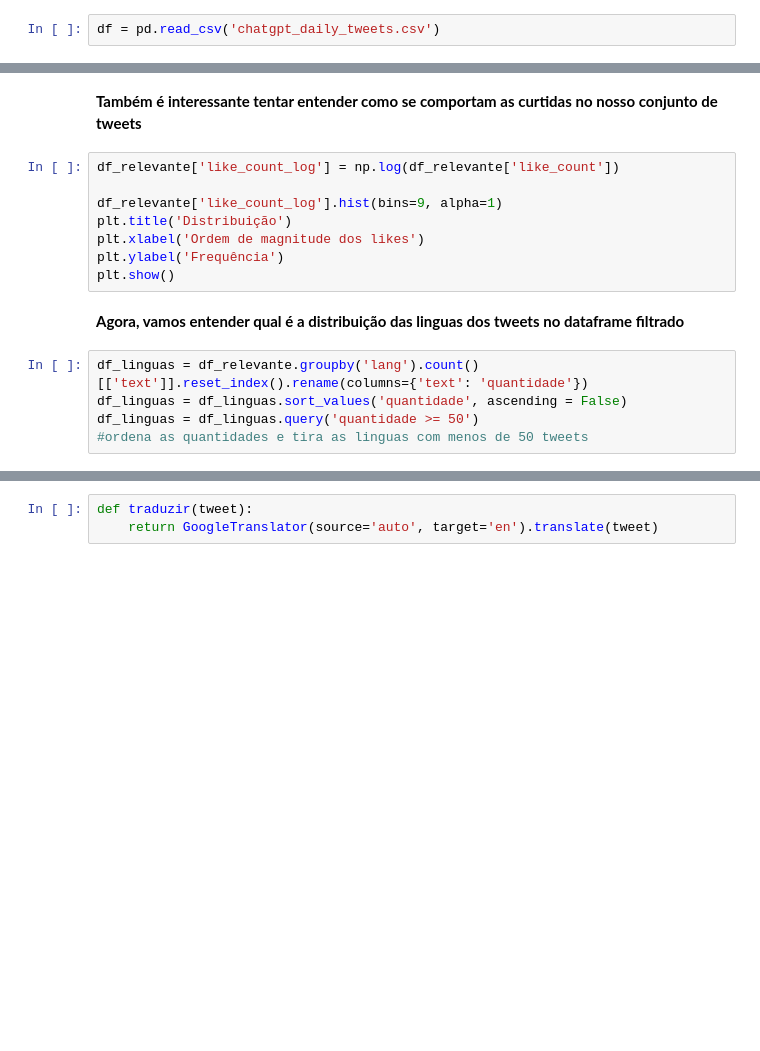
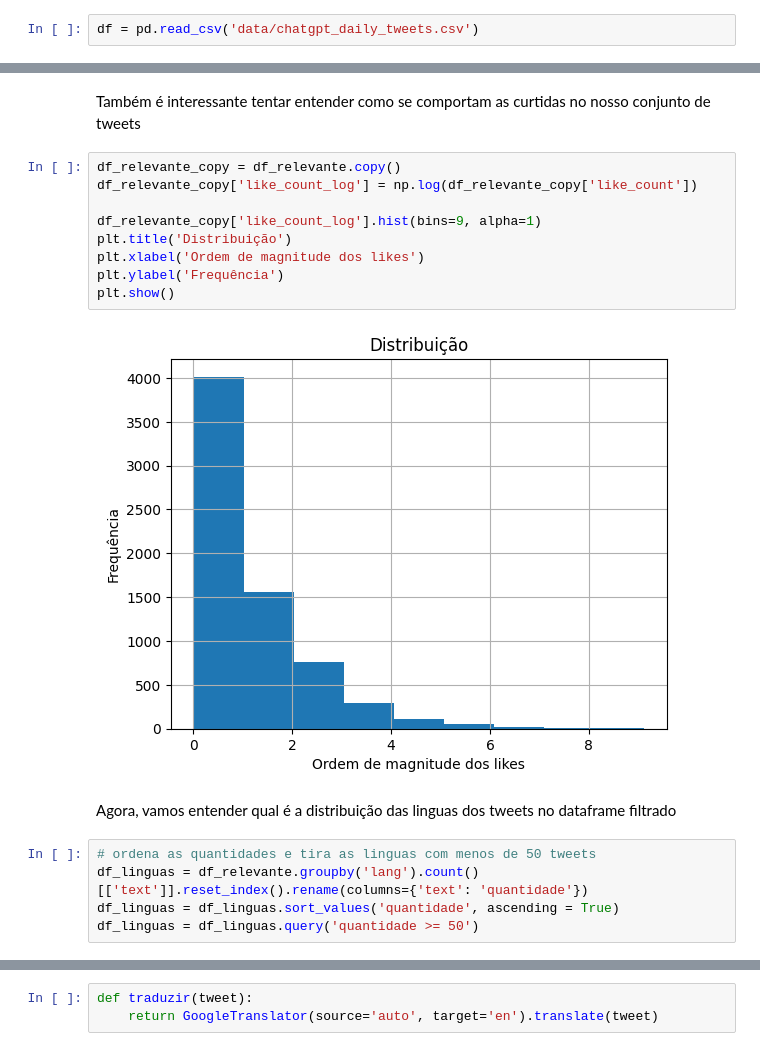
Before and after one commit to lorenzo-cm/tpICD, a Jupyter notebook: analiseInicial.ipynb, the cells around one changed output, grey strips where cells are left out. Saved outputs shown, nothing was run; the diff lists cells and outputs as text; blank space fills up the shorter version.

```diff
--- a/analiseInicial.ipynb
+++ b/analiseInicial.ipynb
@@ -9,4 +22,4 @@ from vaderSentiment.vaderSentiment import SentimentIntensityAnalyzer
 # %%
-df = pd.read_csv('chatgpt_daily_tweets.csv')
+df = pd.read_csv('data/chatgpt_daily_tweets.csv')
 # %%
 df.head()
@@ -35,18 +79,21 @@ print(df.iloc[-1]['tweet_created'])
 # %% [markdown]
-**Também é interessante tentar entender como se comportam as curtidas no nosso conjunto de tweets**
+Também é interessante tentar entender como se comportam as curtidas no nosso conjunto de tweets
 # %%
-df_relevante['like_count_log'] = np.log(df_relevante['like_count'])
+df_relevante_copy = df_relevante.copy()
+df_relevante_copy['like_count_log'] = np.log(df_relevante_copy['like_count'])
 
-df_relevante['like_count_log'].hist(bins=9, alpha=1)
+df_relevante_copy['like_count_log'].hist(bins=9, alpha=1)
 plt.title('Distribuição')
 plt.xlabel('Ordem de magnitude dos likes')
 plt.ylabel('Frequência')
 plt.show()
+# %% [output]
+[figure, added]
 # %% [markdown]
-**Agora, vamos entender qual é a distribuição das linguas dos tweets no dataframe filtrado**
+Agora, vamos entender qual é a distribuição das linguas dos tweets no dataframe filtrado
 # %%
+# ordena as quantidades e tira as linguas com menos de 50 tweets
 df_linguas = df_relevante.groupby('lang').count()[['text']].reset_index().rename(columns={'text': 'quantidade'})
-df_linguas = df_linguas.sort_values('quantidade', ascending = False)
+df_linguas = df_linguas.sort_values('quantidade', ascending = True)
 df_linguas = df_linguas.query('quantidade >= 50')
-#ordena as quantidades e tira as linguas com menos de 50 tweets
 # %%
```
Also changed, not shown: parts of 21 cells of this notebook, 5 other files.
